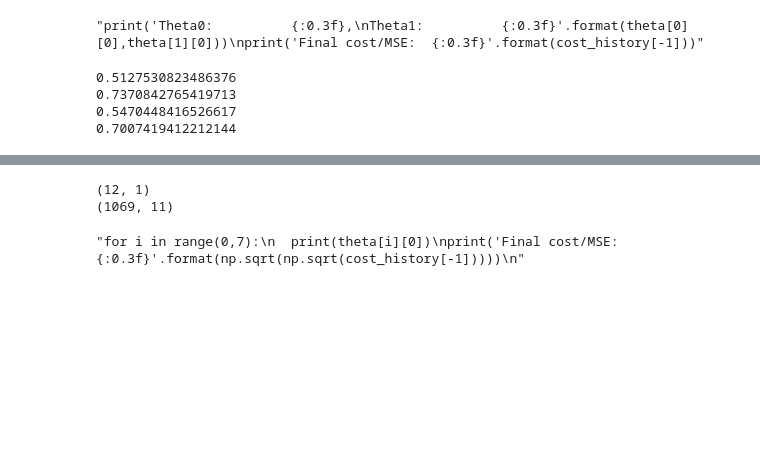
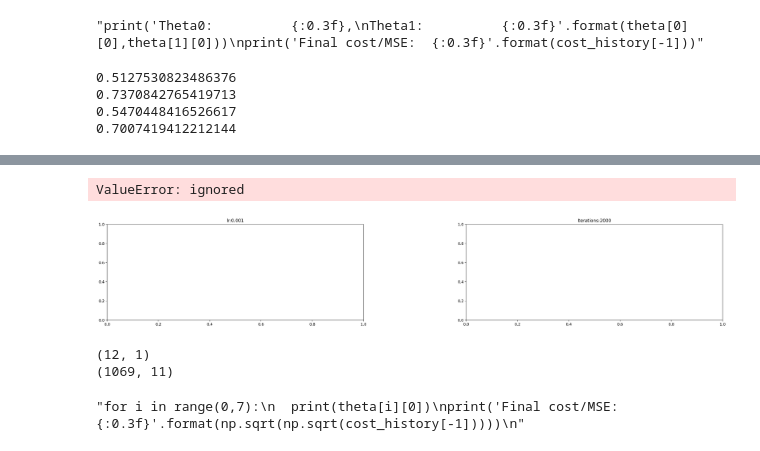
Before and after one commit to bmounikareddy98/Machine-learning-assignments, a Jupyter notebook: Copy_of_Multiple_linear_regression(gradient_descent).ipynb, the cells around one changed output, grey strips where cells are left out. Cells and saved outputs as stored; diff of their text form; code cells hidden in the pictures; blank space fills up the shorter version.

```diff
--- a/Copy_of_Multiple_linear_regression(gradient_descent).ipynb
+++ b/Copy_of_Multiple_linear_regression(gradient_descent).ipynb
@@ -303,3 +219,50 @@ print(r2t_test)
+# %%
+def plot_GD(n_iter,lr,ax,ax1=None):
+     """
+     n_iter = no of iterations
+     lr = Learning Rate
+     ax = Axis to plot the Gradient Descent
+     ax1 = Axis to plot cost_history vs Iterations plot
+
+     """
+     _ = ax.plot(X_train,Y_train,'b.')
+     theta = np.random.randn(12,1)
+
+     tr =0.1
+     cost_history = np.zeros(n_iter)
+     for i in range(n_iter):
+        pred_prev = X_b.dot(theta)
+        theta,h,_ = gradient_descent(X_b,Y_train, theta,lr,1)
+        pred = X_b.dot(theta)
+
+        cost_history[i] = h[0]
+
+        if ((i % 25 == 0) ):
+            _ = ax.plot(X,pred,'r-',alpha=tr)
+            if tr < 0.8:
+                tr = tr+0.2
+     if not ax1== None:
+        _ = ax1.plot(range(n_iter),cost_history,'b.')
+# %%
+fig = plt.figure(figsize=(30,25),dpi=200)
+fig.subplots_adjust(hspace=0.4, wspace=0.4)
+
+it_lr =[(2000,0.001),(500,0.01),(200,0.05),(100,0.1)]
+count =0
+for n_iter, lr in it_lr:
+    count += 1
+
+    ax = fig.add_subplot(4, 2, count)
+    count += 1
+
+    ax1 = fig.add_subplot(4,2,count)
+
+    ax.set_title("lr:{}".format(lr))
+    ax1.set_title("Iterations:{}".format(n_iter))
+    plot_GD(n_iter,lr,ax,ax1)
+# %% [output]
+ValueError: ignored
+[figure, added]
 # %%
 def stocashtic_gradient_descent(X,Y,theta,learning_rate=0.01,iterations=100):
     '''
```
Also changed, not shown: parts of 10 cells of this notebook.
